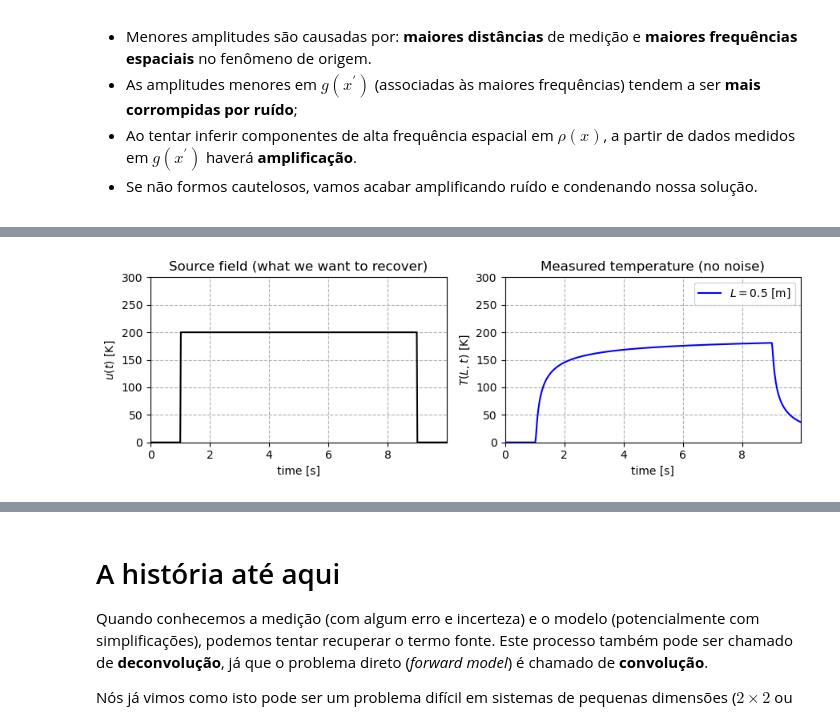
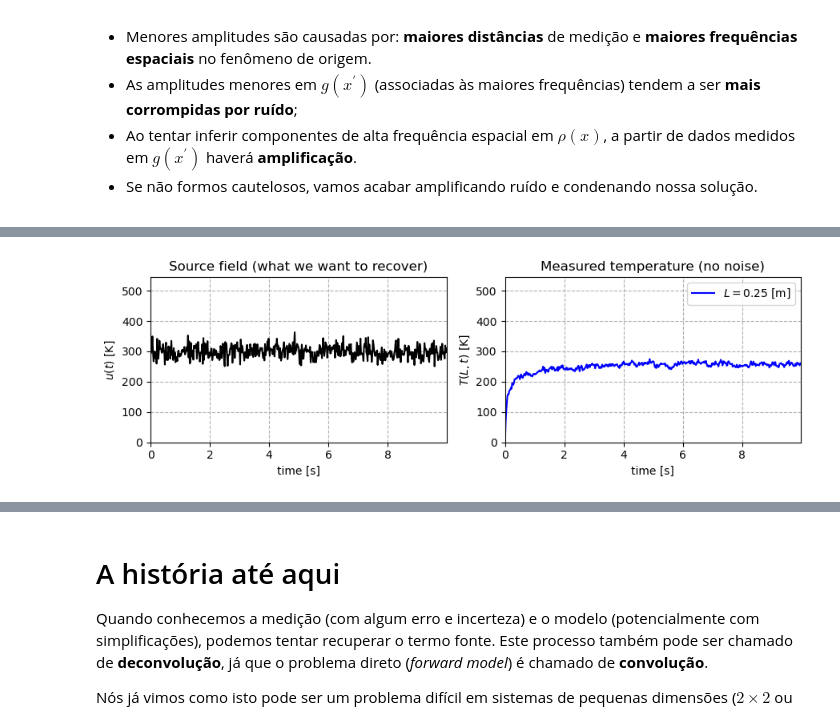
Before and after one commit to eric-brandao/problemas-inversos-discretos, a Jupyter notebook: 5_IntegralFredholm_SVD/FredholmIntegral_SVD.ipynb, the cells around one changed output, grey strips where cells are left out. Saved outputs shown, nothing was run; the diff lists cells and outputs as text; code cells hidden in the pictures; folded sections open.

```diff
--- a/5_IntegralFredholm_SVD/FredholmIntegral_SVD.ipynb
+++ b/5_IntegralFredholm_SVD/FredholmIntegral_SVD.ipynb
@@ -543,36 +543,36 @@ def heat_random(t, mean_temp = 300, std_temp = 100):
     return u
 # %%
 t_max = 10
-L = 0.5
+L = 0.25
 G, time = heat_forward_matrix(tmax = t_max, fs = 50 , L=L, alpha=1.0)
 
 tinit, tend = 1, 4 # temprature pulse start and end
-u = heat_square_pulse(time, tinit, tend, Tsource = 200)
-#u = heat_random(time, mean_temp = 300, std_temp = 20)
+#u = heat_square_pulse(time, tinit, tend, Tsource = 200)
+u = heat_random(time, mean_temp = 300, std_temp = 20)
 #u = heat_random(time, mean_temp = 300, std_temp = 20) * heat_square_pulse(time, tinit, tend, Tsource = 1)
 Tl = G @ u # measured temp
 
 # Figure
 fig, axs = plt.subplots(1, 2, figsize = (9,3))
 axs[0].plot(time, u, 'k')
 axs[0].grid(linestyle = '--')
 axs[0].set_xlim((0, time[-1]))
 axs[0].set_ylim((0, 1.5*u.max()))
 axs[0].set_xlabel(r'time [s]')
 axs[0].set_ylabel(r'$u(t)$ [K]')
 axs[0].set_title(r'Source field (what we want to recover)')
 axs[1].plot(time, Tl, label = r'$L = ${} [m]'.format(L), color = 'b')
 axs[1].grid(linestyle = '--')
 axs[1].set_xlim((0, time[-1]))
 axs[1].set_ylim((0, 1.5*u.max()))
 axs[1].legend(loc = 'upper right')
 axs[1].grid(linestyle = '--')
 axs[1].set_xlabel(r'time [s]')
 axs[1].set_ylabel(r'$T(L,t)$ [K]')
 axs[1].set_title(r'Measured temperature (no noise)')
 plt.tight_layout()
 # %% [output]
-[figure, old version]
+[figure, new version]
 # %% [markdown]
 ## Exemplo 3. Difração sonora
 
```
Also changed, not shown: parts of 6 cells of this notebook, 12 other files.
